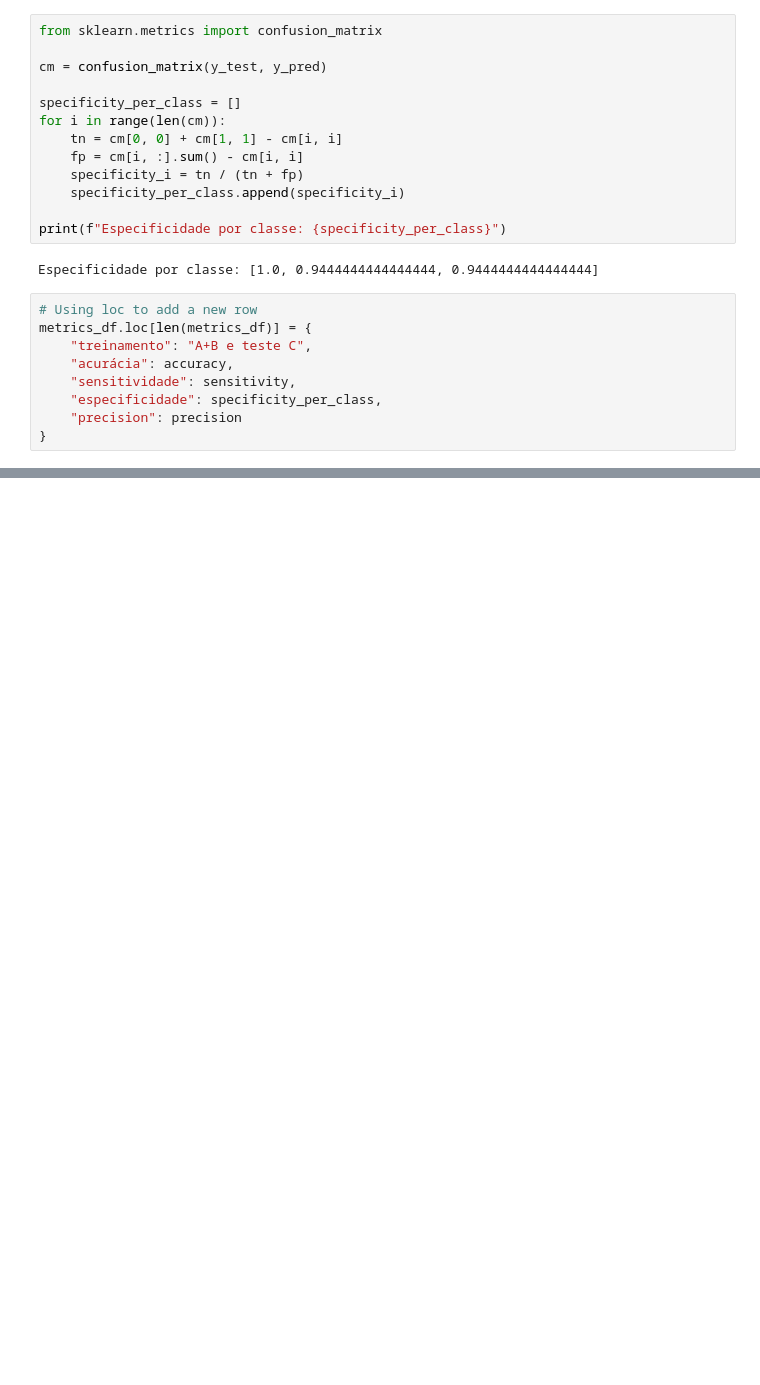
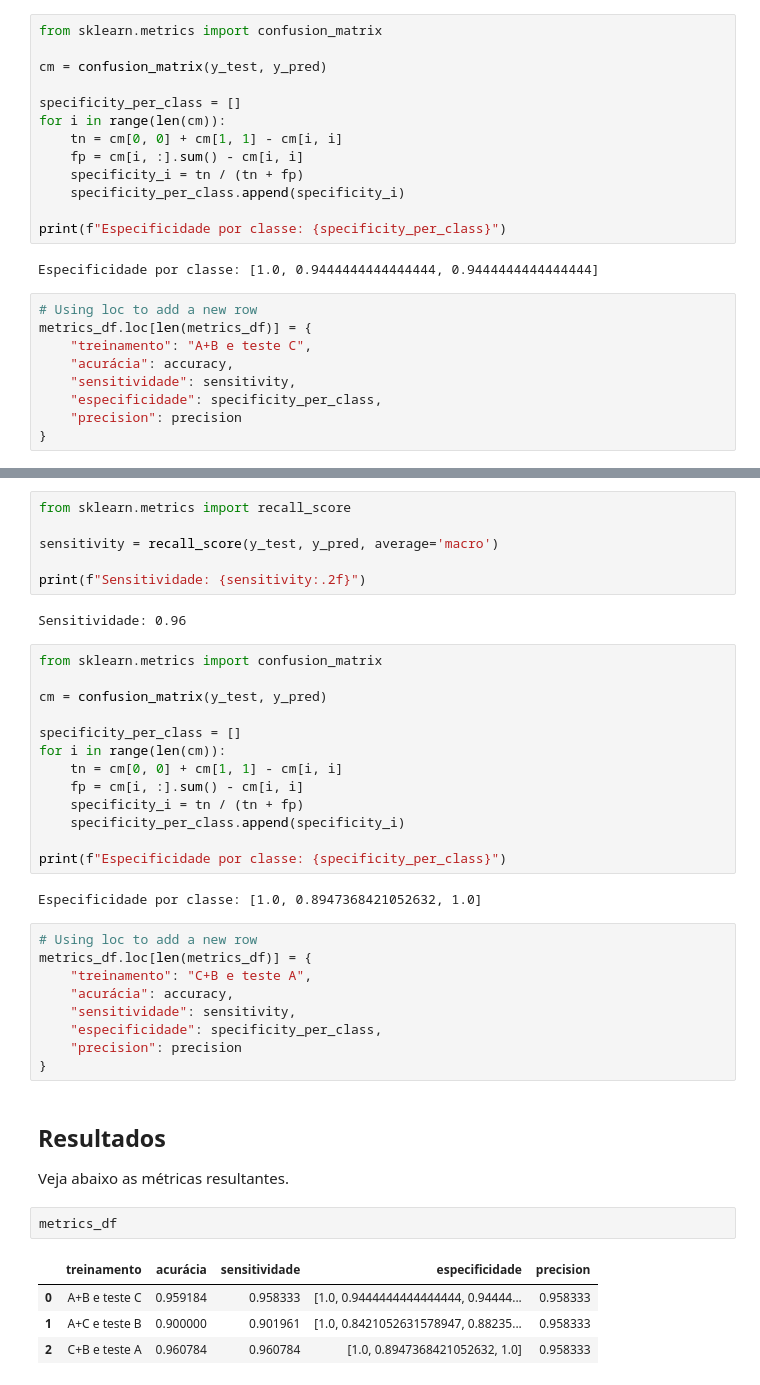
Before and after one commit to pedrohba1/IA-trabalho-2, a Jupyter notebook: decision_tree/index.ipynb, the cells around one changed output, grey strips where cells are left out. Drawn from its saved outputs; the diff is of its cells as text; blank space fills up the shorter version.

```diff
--- a/decision_tree/index.ipynb
+++ b/decision_tree/index.ipynb
@@ -143,0 +254,43 @@ Como os textos
+# %%
+from sklearn.metrics import recall_score
+
+sensitivity = recall_score(y_test, y_pred, average='macro')
+
+print(f"Sensitividade: {sensitivity:.2f}")
+# %% [output]
+Sensitividade: 0.96
+# %%
+from sklearn.metrics import confusion_matrix
+
+cm = confusion_matrix(y_test, y_pred)
+
+specificity_per_class = []
+for i in range(len(cm)):
+    tn = cm[0, 0] + cm[1, 1] - cm[i, i]
+    fp = cm[i, :].sum() - cm[i, i]
+    specificity_i = tn / (tn + fp)
+    specificity_per_class.append(specificity_i)
+
+print(f"Especificidade por classe: {specificity_per_class}")
+# %% [output]
+Especificidade por classe: [1.0, 0.8947368421052632, 1.0]
+# %%
+# Using loc to add a new row
+metrics_df.loc[len(metrics_df)] = {
+    "treinamento": "C+B e teste A",
+    "acurácia": accuracy,
+    "sensitividade": sensitivity,
+    "especificidade": specificity_per_class,
+    "precision": precision
+}
+# %% [markdown]
+## Resultados
+
+Veja abaixo as métricas resultantes.
+# %%
+metrics_df
+# %% [output]
+|  | treinamento | acurácia | sensitividade | especificidade | precision |
+| 0 | A+B e teste C | 0.959184 | 0.958333 | [1.0, 0.9444444444444444, 0.94444... | 0.958333 |
+| 1 | A+C e teste B | 0.900000 | 0.901961 | [1.0, 0.8421052631578947, 0.88235... | 0.958333 |
+| 2 | C+B e teste A | 0.960784 | 0.960784 | [1.0, 0.8947368421052632, 1.0] | 0.958333 |
```
Also changed, not shown: parts of 9 cells of this notebook.
